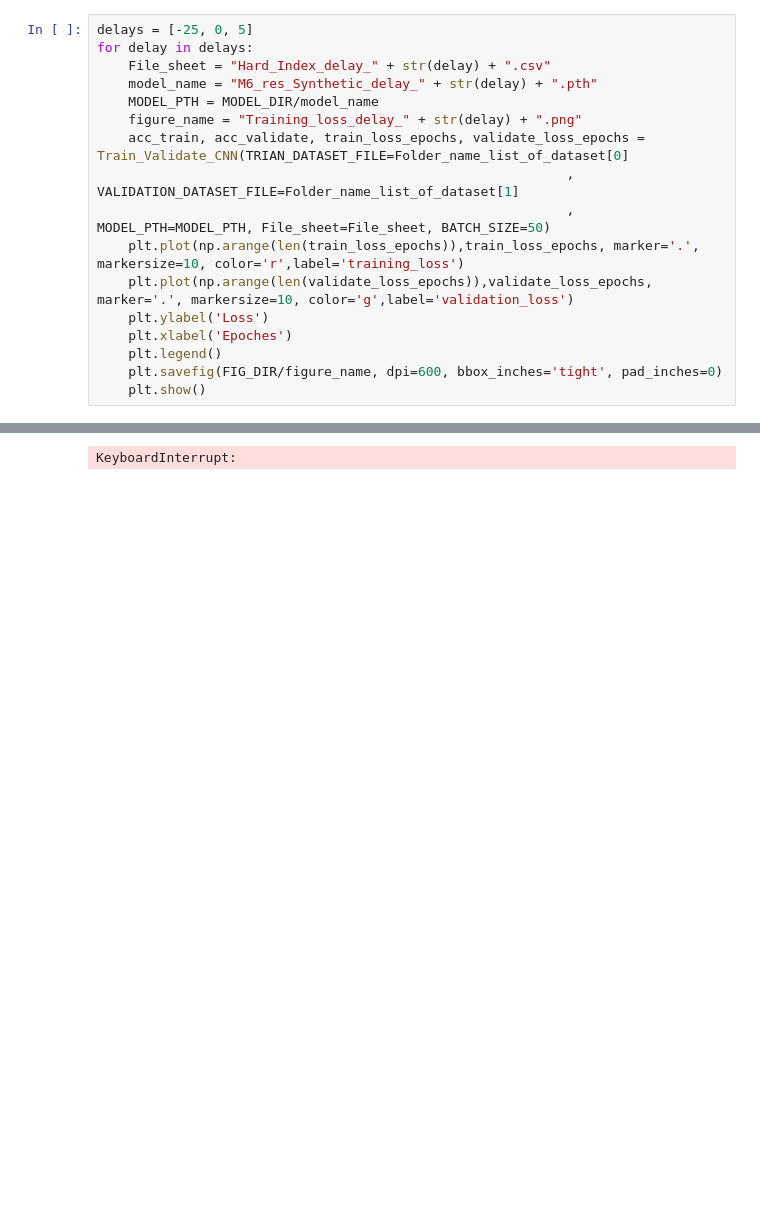
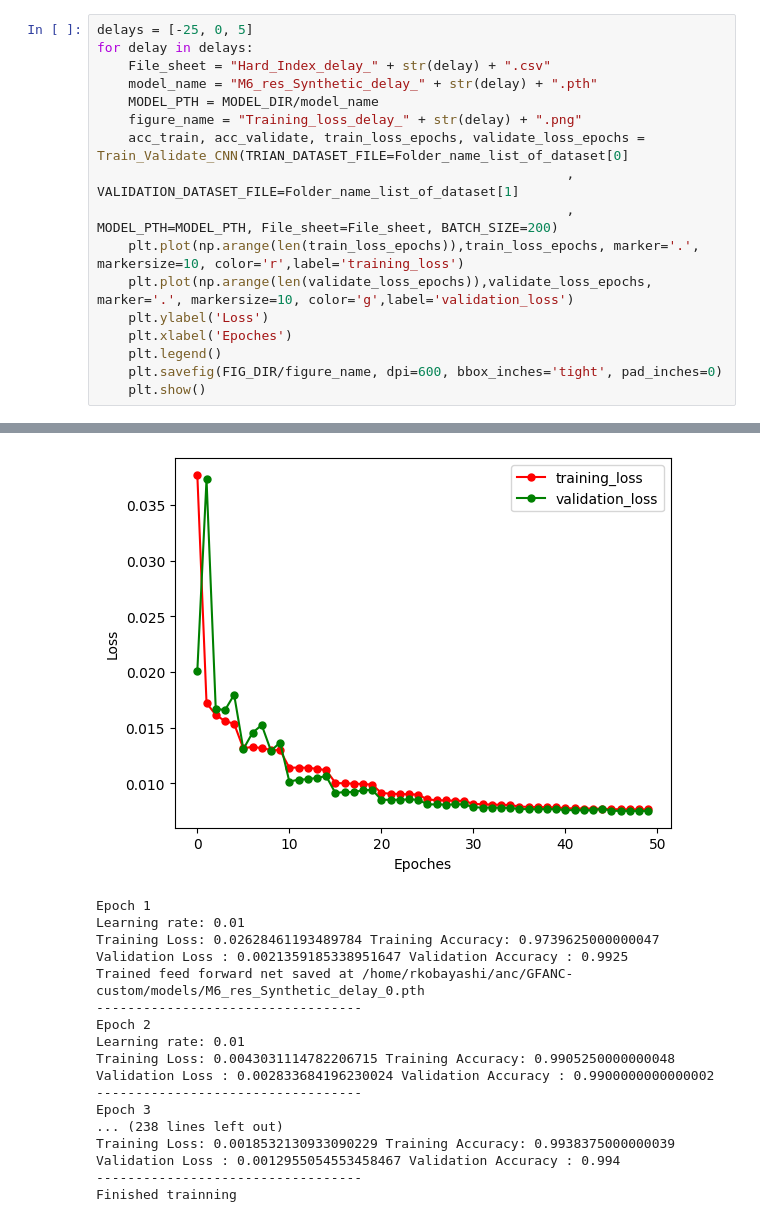
Before and after one commit to koba1in/GFANC-custom, a Jupyter notebook: Hard_Label/2.Training_1DNetwork_Code/Train_Testing_M5_Network.ipynb, the cells around one changed output, grey strips where cells are left out. Cells and saved outputs as stored; diff of their text form; blank space fills up the shorter version.

```diff
--- a/Hard_Label/2.Training_1DNetwork_Code/Train_Testing_M5_Network.ipynb
+++ b/Hard_Label/2.Training_1DNetwork_Code/Train_Testing_M5_Network.ipynb
@@ -34,7 +35,7 @@ for delay in delays:
     figure_name = "Training_loss_delay_" + str(delay) + ".png"
     acc_train, acc_validate, train_loss_epochs, validate_loss_epochs = Train_Validate_CNN(TRIAN_DATASET_FILE=Folder_name_list_of_dataset[0]
                                                             , VALIDATION_DATASET_FILE=Folder_name_list_of_dataset[1]
-                                                            , MODEL_PTH=MODEL_PTH, File_sheet=File_sheet, BATCH_SIZE=50)
+                                                            , MODEL_PTH=MODEL_PTH, File_sheet=File_sheet, BATCH_SIZE=200)
     plt.plot(np.arange(len(train_loss_epochs)),train_loss_epochs, marker='.', markersize=10, color='r',label='training_loss')
     plt.plot(np.arange(len(validate_loss_epochs)),validate_loss_epochs, marker='.', markersize=10, color='g',label='validation_loss')
     plt.ylabel('Loss')
@@ -63 +64,18 @@ Learning rate: 0.005
+[figure, added]
-KeyboardInterrupt:
+Epoch 1
+Learning rate: 0.01
+Training Loss: 0.02628461193489784 Training Accuracy: 0.9739625000000047
+Validation Loss : 0.0021359185338951647 Validation Accuracy : 0.9925
+Trained feed forward net saved at /home/rkobayashi/anc/GFANC-custom/models/M6_res_Synthetic_delay_0.pth
+----------------------------------
+Epoch 2
+Learning rate: 0.01
+Training Loss: 0.0043031114782206715 Training Accuracy: 0.9905250000000048
+Validation Loss : 0.002833684196230024 Validation Accuracy : 0.9900000000000002
+----------------------------------
+Epoch 3
+... (238 lines left out)
+Training Loss: 0.0018532130933090229 Training Accuracy: 0.9938375000000039
+Validation Loss : 0.0012955054553458467 Validation Accuracy : 0.994
+----------------------------------
+Finished trainning
```
Also changed, not shown: parts of 3 cells of this notebook, 12 other files.
